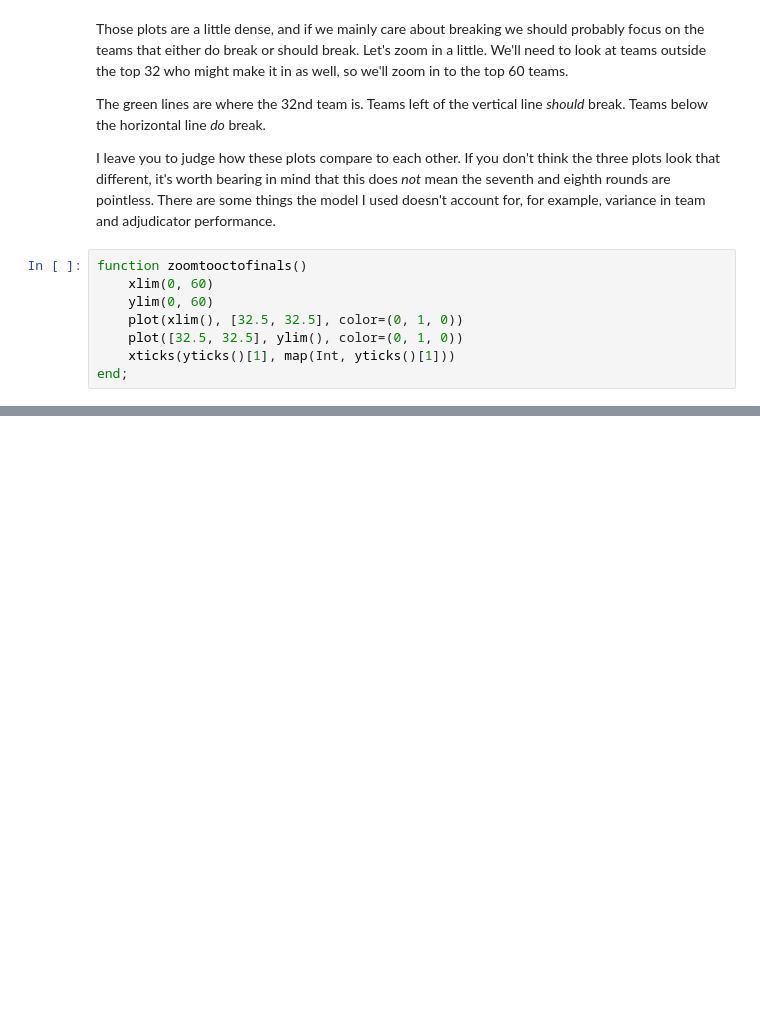
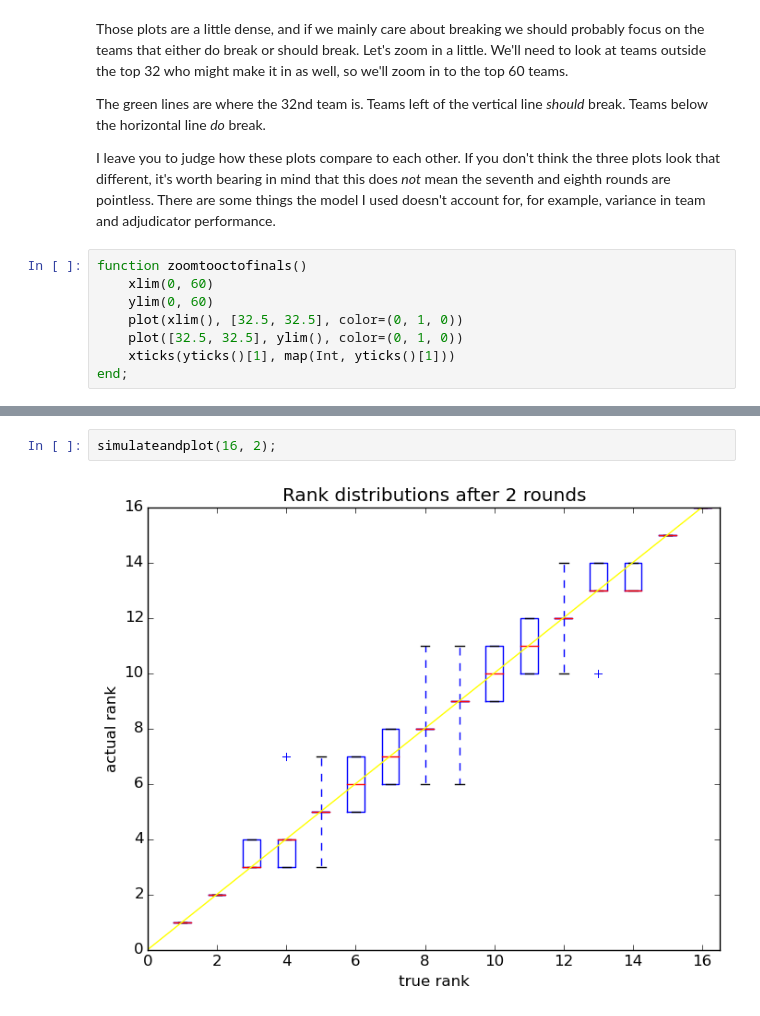
Before and after one commit to czlee/debate-pairing, a Jupyter notebook: number-of-rounds.ipynb, the cells around one changed output, grey strips where cells are left out. Drawn from its saved outputs; the diff is of its cells as text; blank space fills up the shorter version.

```diff
--- a/number-of-rounds.ipynb
+++ b/number-of-rounds.ipynb
@@ -88,0 +109,4 @@ zoomtooctofinals();
+# %%
+simulateandplot(16, 2);
+# %% [output]
+[figure, added]
```
Also changed, not shown: parts of 21 cells of this notebook.
